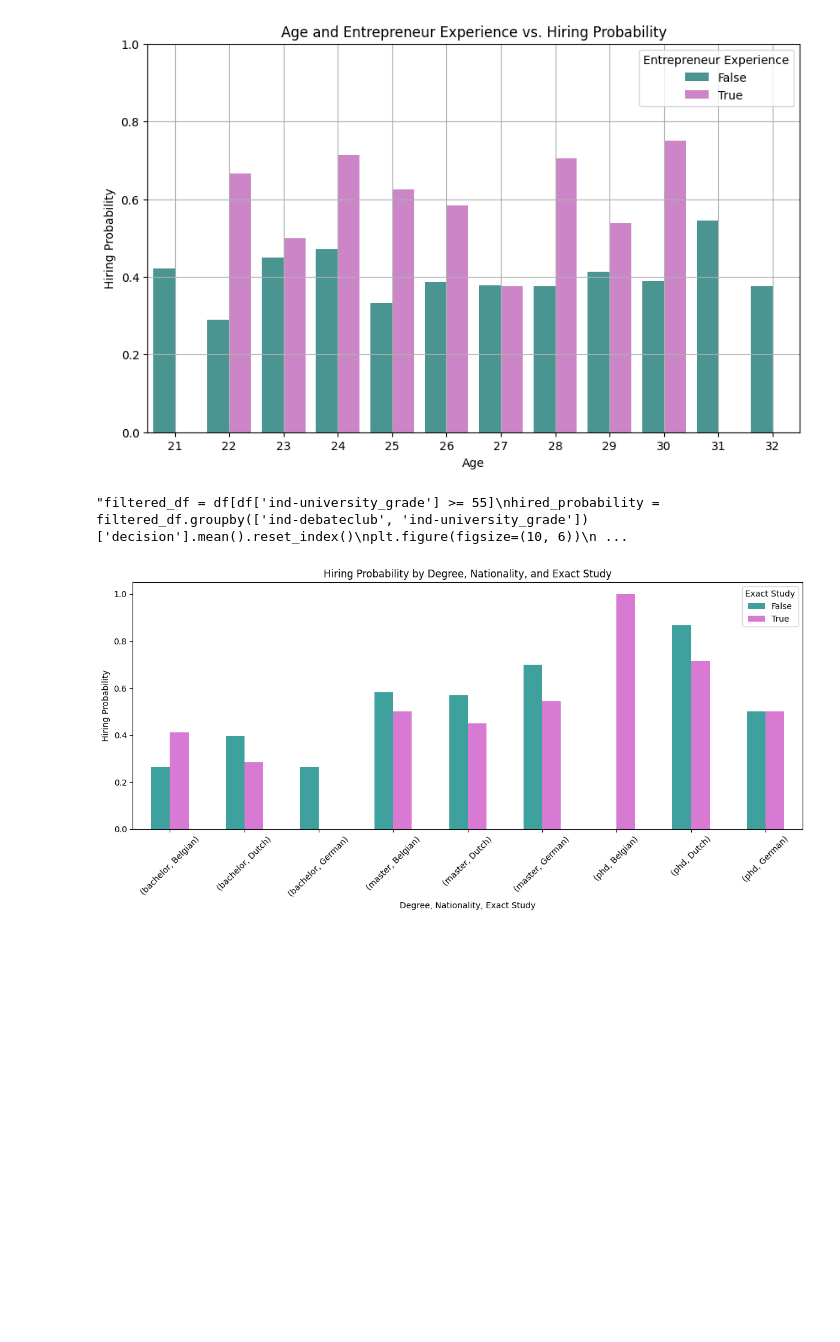
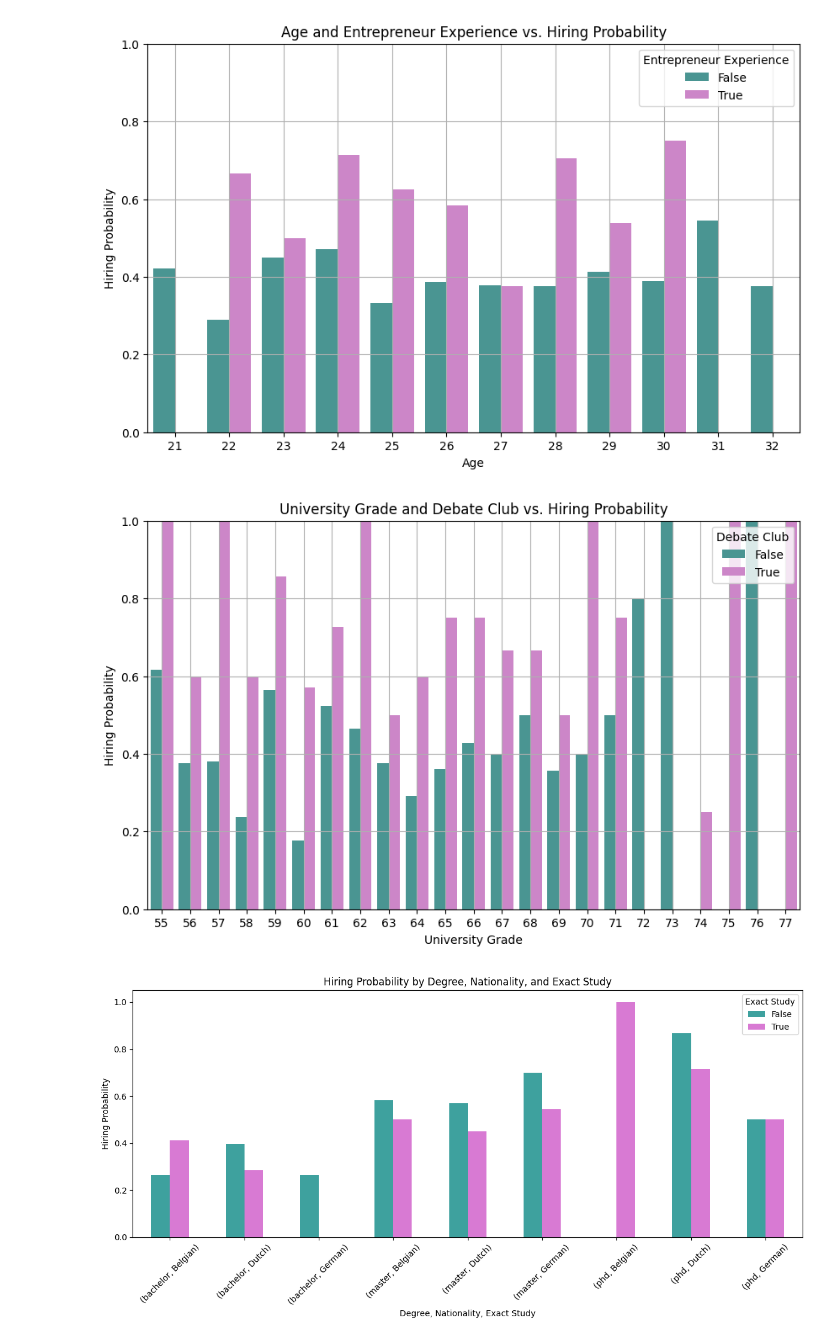
Before and after one commit to mjzdych/itds_project, a Jupyter notebook: itds_assignment3.ipynb, the cells around one changed output. Saved outputs shown, nothing was run; the diff lists cells and outputs as text; code cells hidden in the pictures; blank space fills up the shorter version.

```diff
--- a/itds_assignment3.ipynb
+++ b/itds_assignment3.ipynb
@@ -209,20 +209,20 @@ plt.show()
 # %% [output]
 [figure]
 # %%
-'''filtered_df = df[df['ind-university_grade'] >= 55]
-hired_probability = filtered_df.groupby(['ind-debateclub', 'ind-university_grade'])['decision'].mean().reset_index()
+filtered_df1 = df[df['ind-university_grade'] >= 55]
+hired_probability = filtered_df1.groupby(['ind-debateclub', 'ind-university_grade'])['decision'].mean().reset_index()
 plt.figure(figsize=(10, 6))
 custom_palette = ['#3EA19E', '#D87AD3']
 sns.barplot(x='ind-university_grade', y='decision', hue='ind-debateclub', data=hired_probability, palette=custom_palette)
 plt.title('University Grade and Debate Club vs. Hiring Probability')
 plt.xlabel('University Grade')
 plt.ylabel('Hiring Probability')
 plt.legend(title='Debate Club', loc='upper right')
 plt.ylim(0, 1.0)
 plt.grid(True)
-plt.show()'''
+plt.show()
 # %% [output]
-"filtered_df = df[df['ind-university_grade'] >= 55]\nhired_probability = filtered_df.groupby(['ind-debateclub', 'ind-university_grade'])['decision'].mean().reset_index()\nplt.figure(figsize=(10, 6))\n ...
+[figure, added]
 # %%
 grouped = df.groupby(['ind-degree', 'nationality', 'ind-exact_study'])['decision'].mean().unstack()
 
```
Also changed, not shown: parts of 19 cells of this notebook.
